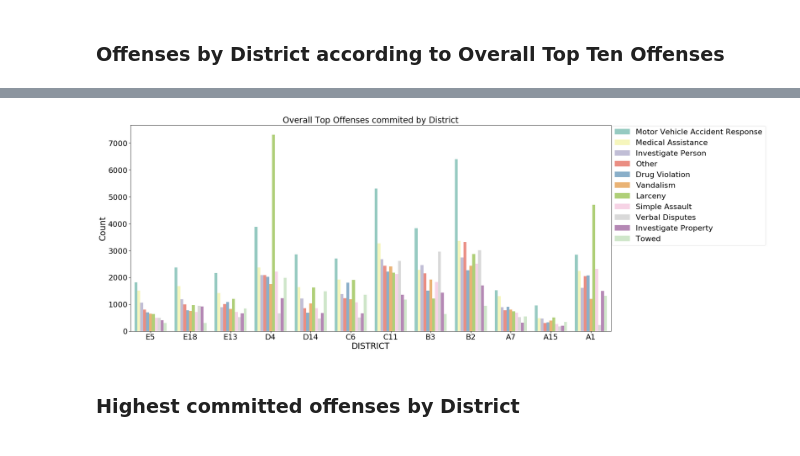
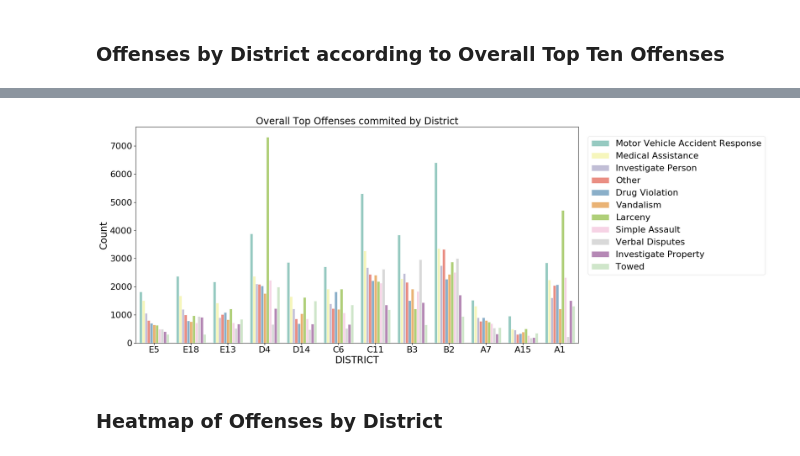
Before and after one commit to SpacePatroller/Boston_Crime_Data, a Jupyter notebook: Crime Data EDA.ipynb, the cells around one changed output, grey strips where cells are left out. Saved outputs shown, nothing was run; the diff lists cells and outputs as text; code cells hidden in the pictures.

Commit message:
heatmap added, work on answering more questions

```diff
--- a/Crime Data EDA.ipynb
+++ b/Crime Data EDA.ipynb
@@ -192,16 +193,17 @@ offenseByDistrictPlot.head()
 | 4 | E5 | Drug Violation | 705 |
 # %%
 sns.set_context('paper',font_scale=2.5)
-figure = plt.figure(figsize=(25,11))
+figure = plt.figure(figsize=(20,10))
 
-sns.barplot(x=offenseByDistrictPlot['DISTRICT'],y=offenseByDistrictPlot['Count'],hue=offenseByDistrictPlot['OFFENSE_CODE_GROUP'],palette='Set3')
-plt.legend(bbox_to_anchor=(1,1), loc=2, borderaxespad=0.1)
+sns.barplot(x=offenseByDistrictPlot['DISTRICT'],y=offenseByDistrictPlot['Count'],
+            hue=offenseByDistrictPlot['OFFENSE_CODE_GROUP'],palette='Set3',edgecolor='white')
+plt.legend(bbox_to_anchor=(1,1), loc='best', borderaxespad=1.1)
 plt.title('Overall Top Offenses commited by District')
 # plt.ylabel('Count',{'fontsize':22})
 # plt.xlabel('District',{'fontsize':22})
 
 plt.savefig('images/offensesByDistrict.png',bbox_inches = 'tight')
 # %% [output]
-[figure, old version]
+[figure, new version]
 # %% [markdown]
-### Highest committed offenses by District
+### Heatmap of Offenses by District
```
Also changed, not shown: parts of 6 cells of this notebook, 2 other files.
